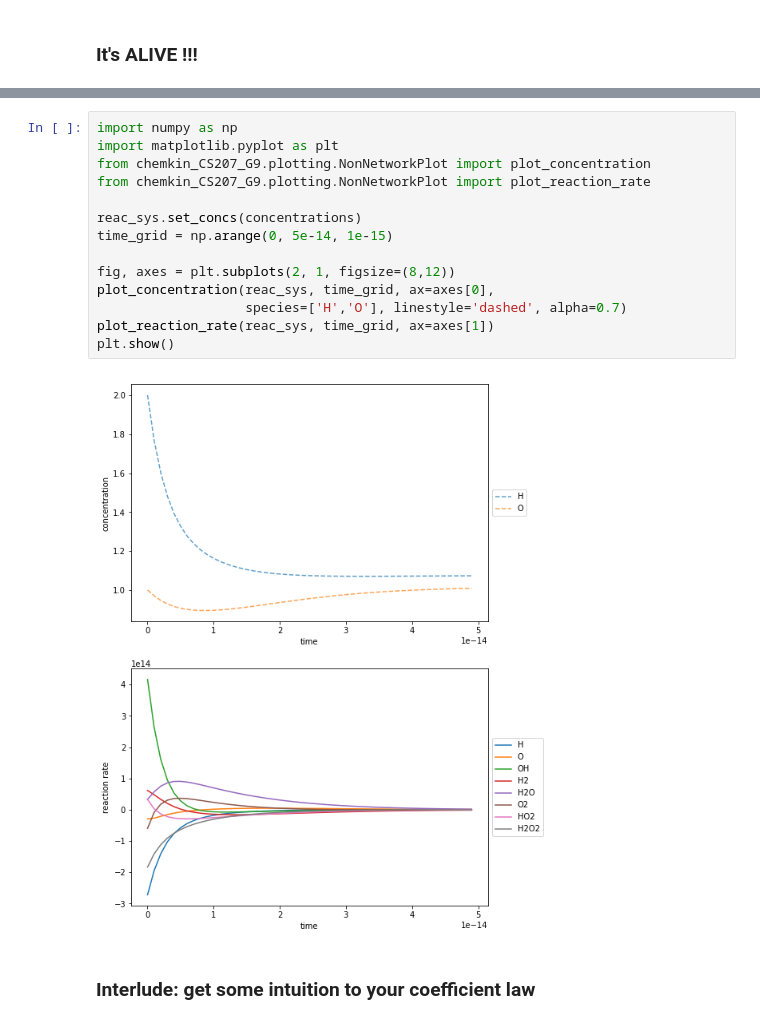
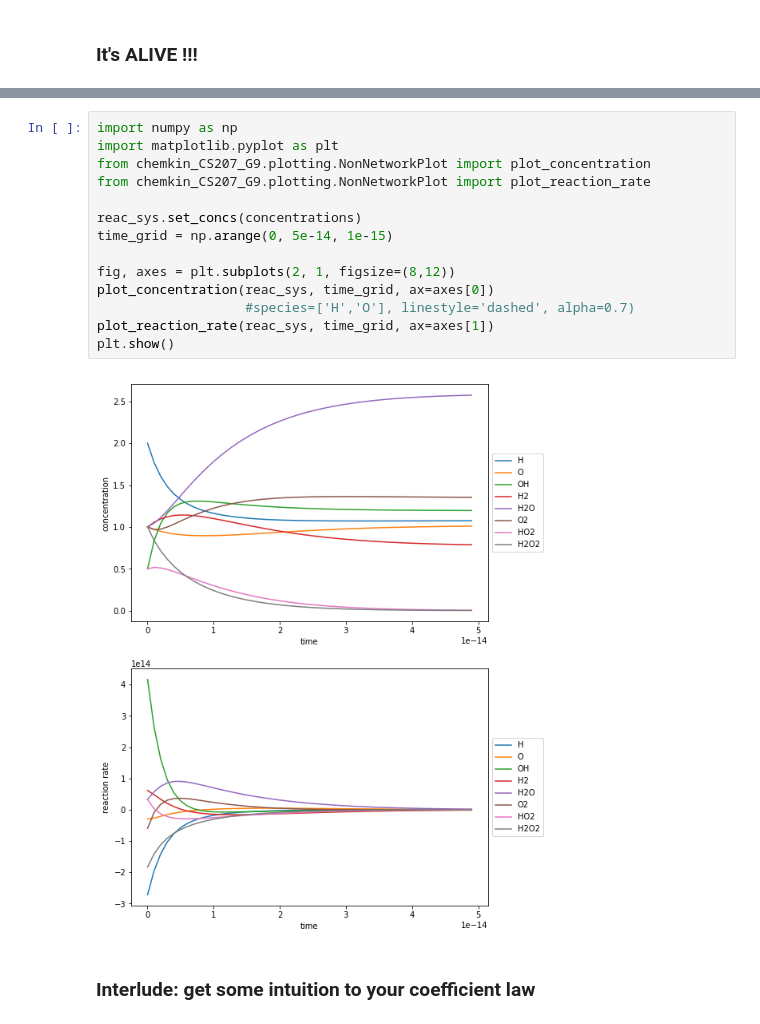
Before and after one commit to cs207group9/cs207-FinalProject, a Jupyter notebook: DEMO_MONDAY_DEC_11_GROUP9.ipynb, the cells around one changed output, grey strips where cells are left out. Saved outputs shown, nothing was run; the diff lists cells and outputs as text.

```diff
--- a/DEMO_MONDAY_DEC_11_GROUP9.ipynb
+++ b/DEMO_MONDAY_DEC_11_GROUP9.ipynb
@@ -185,19 +185,19 @@ reac_sys.get_concs()
 # %%
 import numpy as np
 import matplotlib.pyplot as plt
 from chemkin_CS207_G9.plotting.NonNetworkPlot import plot_concentration
 from chemkin_CS207_G9.plotting.NonNetworkPlot import plot_reaction_rate
 
 reac_sys.set_concs(concentrations)
 time_grid = np.arange(0, 5e-14, 1e-15)
 
 fig, axes = plt.subplots(2, 1, figsize=(8,12))
-plot_concentration(reac_sys, time_grid, ax=axes[0],
-                   species=['H','O'], linestyle='dashed', alpha=0.7)
+plot_concentration(reac_sys, time_grid, ax=axes[0])
+                   #species=['H','O'], linestyle='dashed', alpha=0.7)
 plot_reaction_rate(reac_sys, time_grid, ax=axes[1])
 plt.show()
 # %% [output]
-[figure, old version]
+[figure, new version]
 # %% [markdown]
 ### Interlude: get some intuition to your coefficient law
 # %%
```
Also changed, not shown: parts of 1 cell of this notebook.
